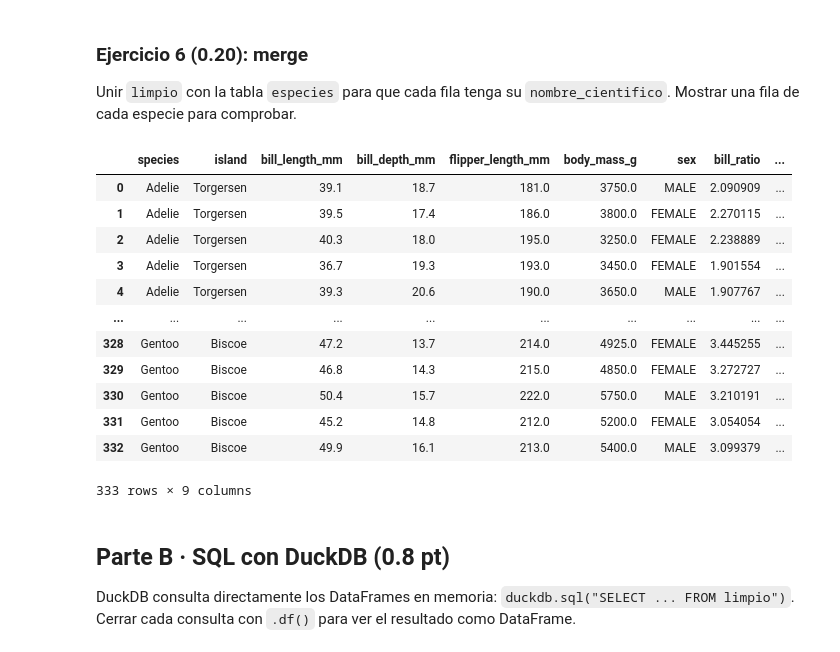
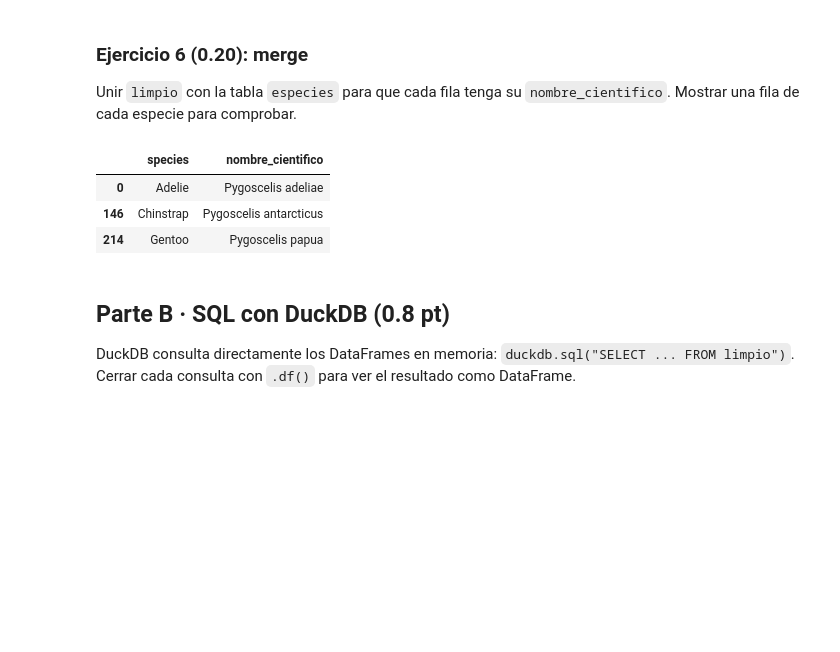
Before and after one commit to George11Albadr/Data-Science, a Jupyter notebook: HDT1/HDT1.ipynb, the cells around one changed output. Drawn from its saved outputs; the diff is of its cells as text; code cells hidden in the pictures; blank space fills up the shorter version.

```diff
--- a/HDT1/HDT1.ipynb
+++ b/HDT1/HDT1.ipynb
@@ -205,28 +205,19 @@ Unir `limpio` con la tabla `especies` para que cada fila tenga su `nombre_cienti
 # %%
 # Receta: pd.merge(izquierda, derecha, on=<columna comun>, how="left")
 #   how="left" conserva todas las filas de limpio (por eso el assert de shape)
 con_nombres = pd.merge(limpio, especies, on="species", how="left")   # ¿Que va aqui?
 
-con_nombres.drop_duplicates("species")[["species", "nombre_cientifico"]]
+merge = con_nombres.drop_duplicates("species")[["species", "nombre_cientifico"]]
 
 # Verificacion (descomentar):
 assert con_nombres.shape[0] == limpio.shape[0]
 assert "nombre_cientifico" in con_nombres.columns
-con_nombres
+merge
 # %% [output]
-|  | species | island | bill_length_mm | bill_depth_mm | flipper_length_mm | body_mass_g | sex | bill_ratio | ... |
-| 0 | Adelie | Torgersen | 39.1 | 18.7 | 181.0 | 3750.0 | MALE | 2.090909 | ... |
-| 1 | Adelie | Torgersen | 39.5 | 17.4 | 186.0 | 3800.0 | FEMALE | 2.270115 | ... |
-| 2 | Adelie | Torgersen | 40.3 | 18.0 | 195.0 | 3250.0 | FEMALE | 2.238889 | ... |
-| 3 | Adelie | Torgersen | 36.7 | 19.3 | 193.0 | 3450.0 | FEMALE | 1.901554 | ... |
-| 4 | Adelie | Torgersen | 39.3 | 20.6 | 190.0 | 3650.0 | MALE | 1.907767 | ... |
-| ... | ... | ... | ... | ... | ... | ... | ... | ... | ... |
-| 328 | Gentoo | Biscoe | 47.2 | 13.7 | 214.0 | 4925.0 | FEMALE | 3.445255 | ... |
-| 329 | Gentoo | Biscoe | 46.8 | 14.3 | 215.0 | 4850.0 | FEMALE | 3.272727 | ... |
-| 330 | Gentoo | Biscoe | 50.4 | 15.7 | 222.0 | 5750.0 | MALE | 3.210191 | ... |
-| 331 | Gentoo | Biscoe | 45.2 | 14.8 | 212.0 | 5200.0 | FEMALE | 3.054054 | ... |
-| 332 | Gentoo | Biscoe | 49.9 | 16.1 | 213.0 | 5400.0 | MALE | 3.099379 | ... |
+|  | species | nombre_cientifico |
+| 0 | Adelie | Pygoscelis adeliae |
+| 146 | Chinstrap | Pygoscelis antarcticus |
+| 214 | Gentoo | Pygoscelis papua |
-333 rows × 9 columns
 # %% [markdown]
 ## Parte B · SQL con DuckDB (0.8 pt)
 
```
Also changed, not shown: parts of 6 cells of this notebook.
